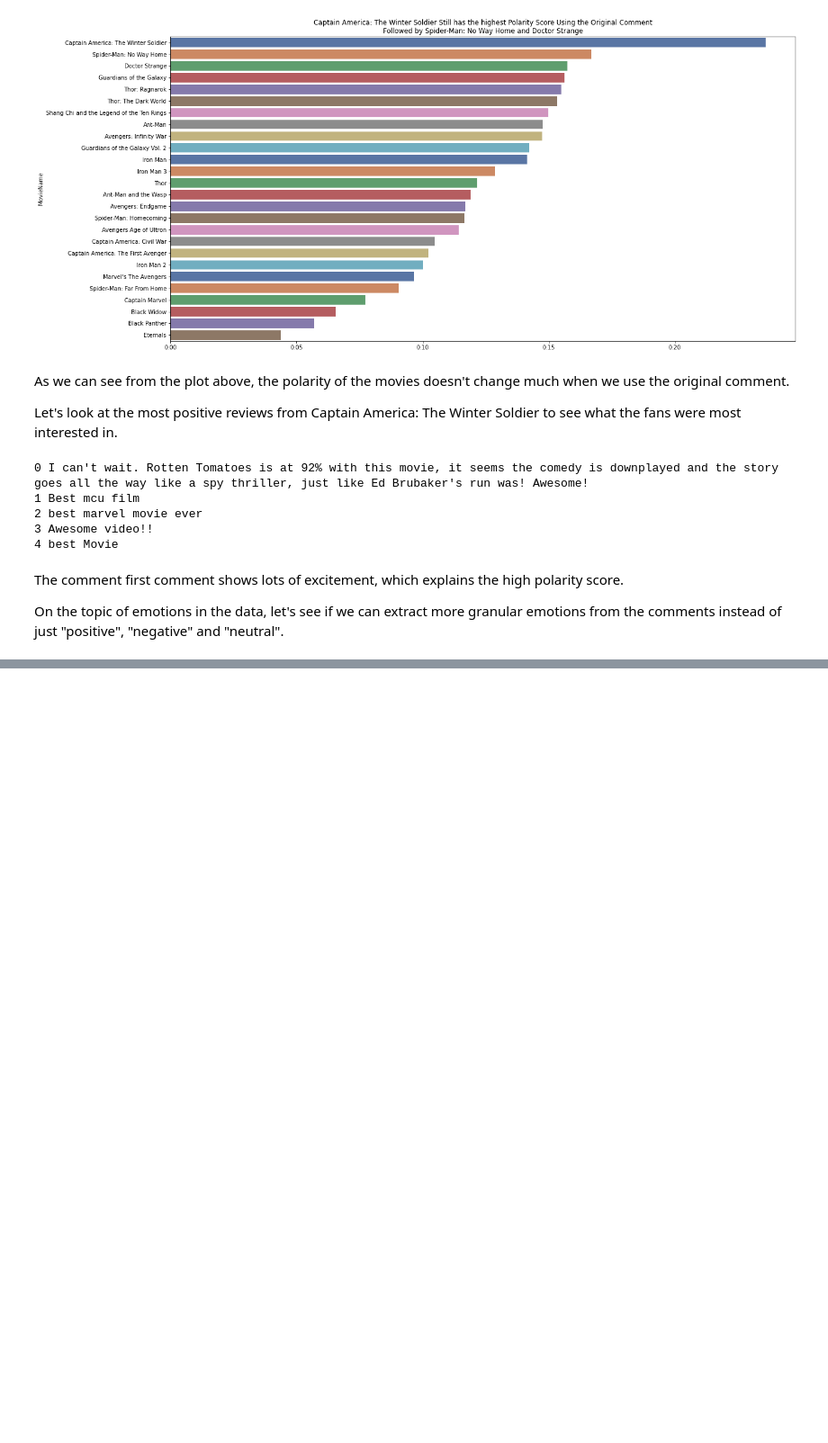
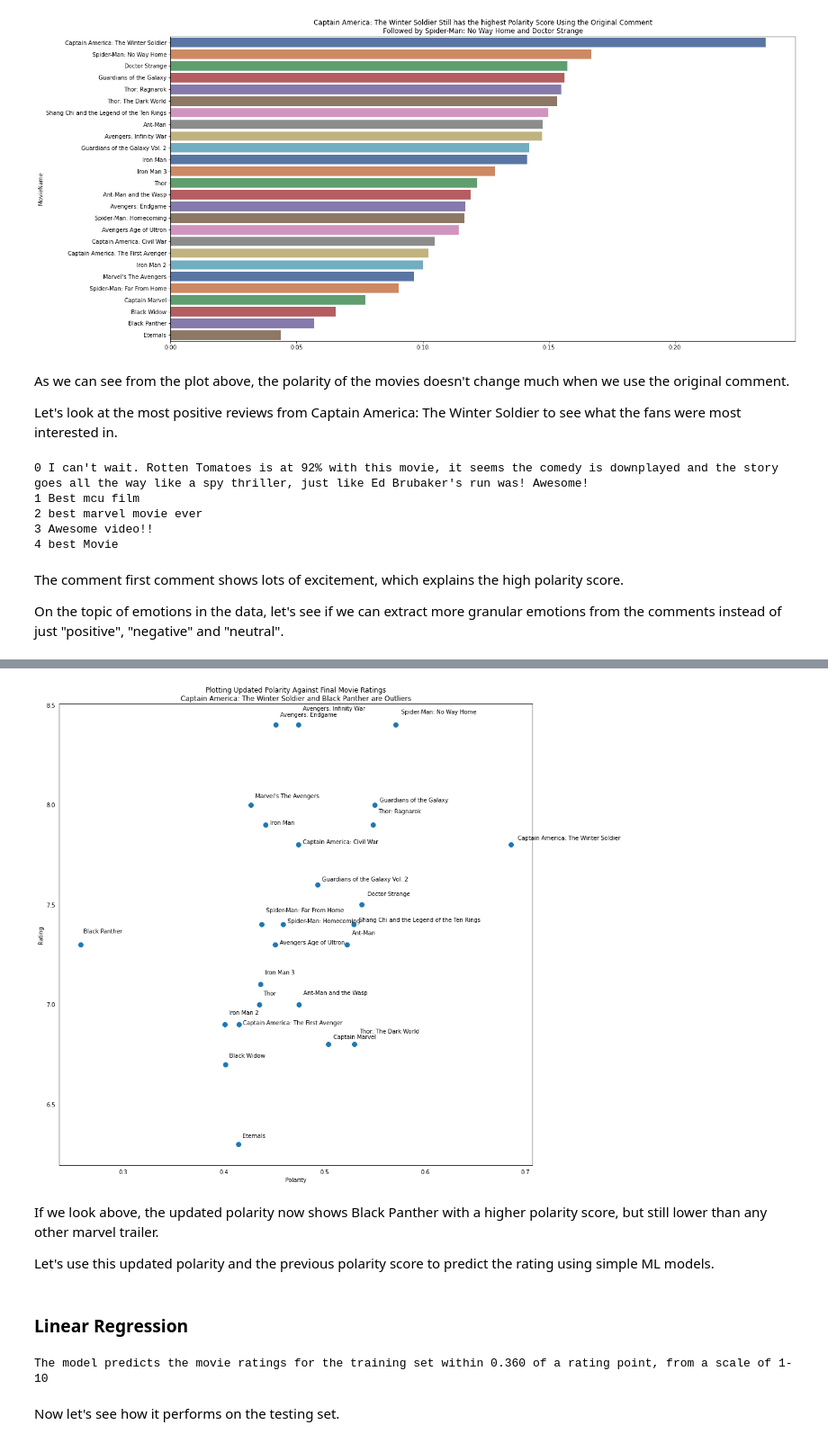
Before and after one commit to knolasco/Intro_to_NLP, a Jupyter notebook: Marvel_Ratings/marvel_ratings.ipynb, the cells around one changed output, grey strips where cells are left out. Shown at 90% size. Cells and saved outputs as stored; diff of their text form; code cells hidden in the pictures; blank space fills up the shorter version.

```diff
--- a/Marvel_Ratings/marvel_ratings.ipynb
+++ b/Marvel_Ratings/marvel_ratings.ipynb
@@ -458,0 +603,19 @@ On the topic of emotions in the data, let's see if we can extract more granular
+# %%
+all_data_new = movies_grouped_new[['MovieName', 'avg_new_polarity']].merge(df_ratings[['MovieName', 'MovieRating']], on = ['MovieName'], how = 'inner')
+
+fig, axs = create_plots()
+fig.set_size_inches(15,15)
+g = sns.scatterplot(data = all_data_new, x = 'avg_new_polarity', y = 'MovieRating', palette = 'deep', s = 100)
+g.set(xlabel = 'Polarity', ylabel = 'Rating', title = 'Plotting Updated Polarity Against Final Movie Ratings\nCaptain America: The Winter Soldier and Black Panther are Outliers')
+label_point(all_data_new['avg_new_polarity'], all_data_new['MovieRating'], all_data_new['MovieName'], plt.gca())
+plt.tick_params(left = False, bottom = False)
+plt.show()
+# %% [output]
+[figure, added]
+# %% [markdown]
+If we look above, the updated polarity now shows Black Panther with a higher polarity score, but still lower than any other marvel trailer.
+
+Let's use this updated polarity and the previous polarity score to predict the rating using simple ML models.
+# %% [markdown]
+<a id = 'lr'></a>
+### Linear Regression
@@ -458,0 +633,10 @@ On the topic of emotions in the data, let's see if we can extract more granular
+# %%
+from sklearn.metrics import mean_squared_error
+lr_fitted = lr_model.fit(X_train, y_train)
+y_hat = lr_fitted.predict(X_train)
+rmse_train = mean_squared_error(y_true = y_train, y_pred = y_hat, squared = False)
+print('The model predicts the movie ratings for the training set within {:.3f} of a rating point, from a scale of 1-10'.format(rmse_train))
+# %% [output]
+The model predicts the movie ratings for the training set within 0.360 of a rating point, from a scale of 1-10
+# %% [markdown]
+Now let's see how it performs on the testing set.
```
Also changed, not shown: parts of 32 cells of this notebook.
